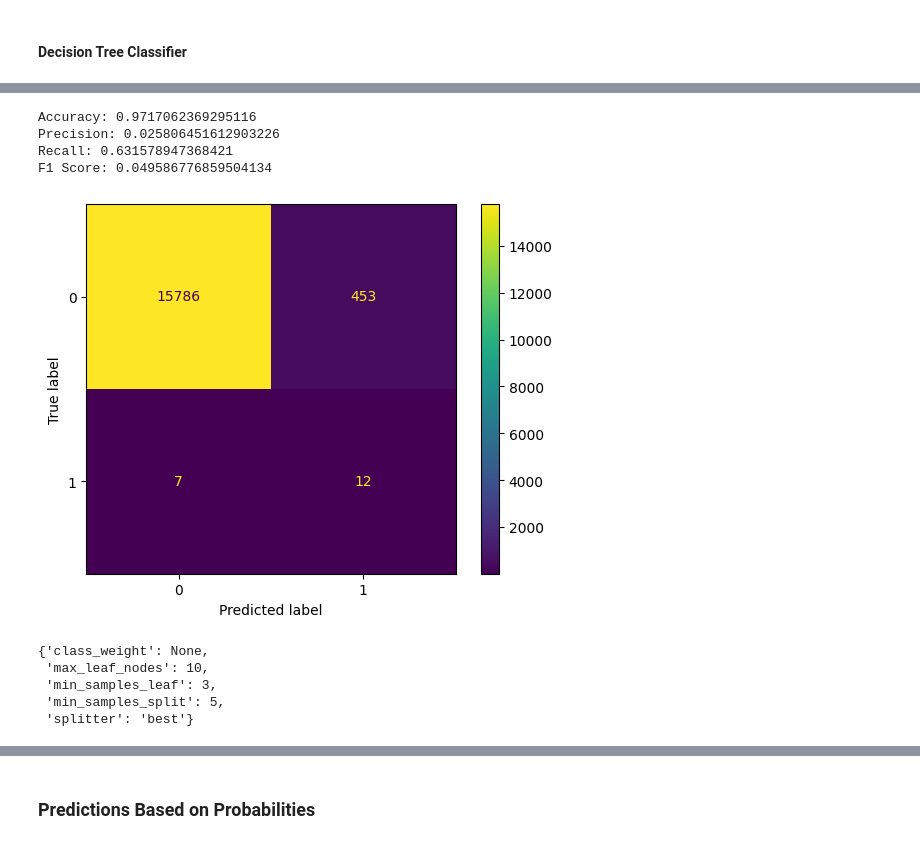
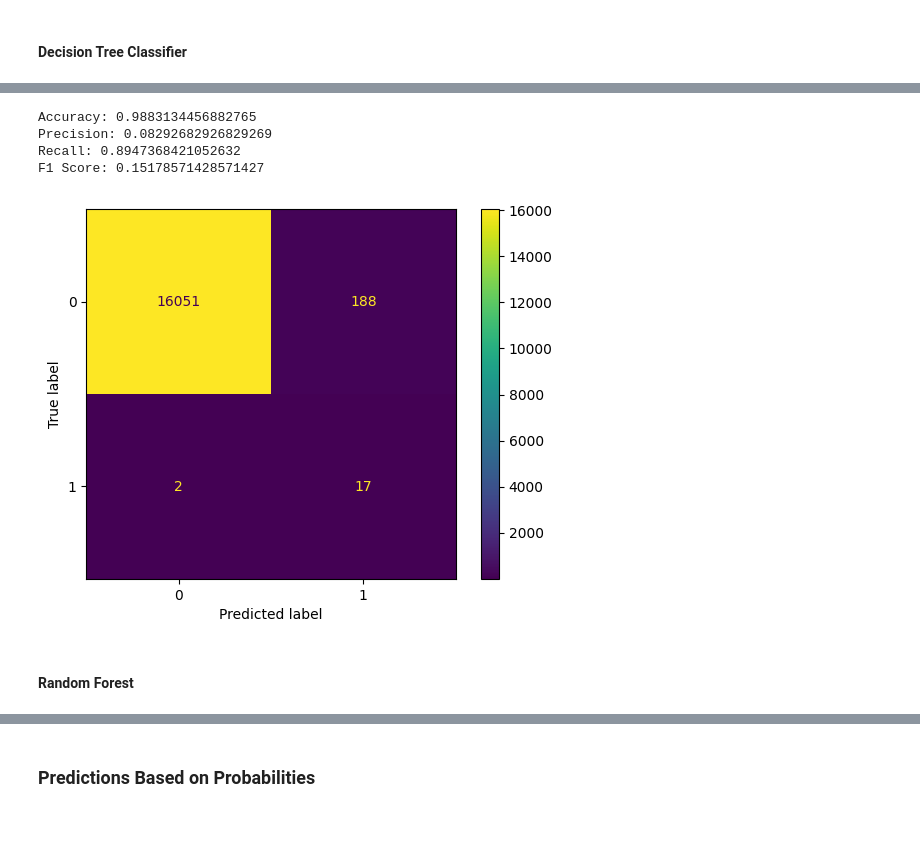
Before and after one commit to noahfrank0001/BankFraudDetection, a Jupyter notebook: analysis.ipynb, the cells around one changed output, grey strips where cells are left out. Drawn from its saved outputs; the diff is of its cells as text; code cells hidden in the pictures.

```diff
--- a/analysis.ipynb
+++ b/analysis.ipynb
@@ -299,30 +266,26 @@ KeyboardInterrupt:
-# %%
-from sklearn.tree import DecisionTreeClassifier
-dtc_opt = DecisionTreeClassifier(class_weight=None,
-                                 splitter="best",
-                                 min_samples_split=10,
-                                 min_samples_leaf=5,
-                                 min_impurity_decrease=0.0,
-                                 max_leaf_nodes=10,
-                                 max_depth=10)
-dtc_opt.fit(X_train, y_train)
-y_pred = dtc_opt.predict(X_val)
-
-plot_metrics(dtc_opt, y_pred)
-# %% [output]
-Accuracy: 0.9717062369295116
-Precision: 0.025806451612903226
-Recall: 0.631578947368421
-F1 Score: 0.049586776859504134
-[figure, removed]
-# %%
-dtc_grid.best_params_
-# %% [output]
-{'class_weight': None,
- 'max_leaf_nodes': 10,
- 'min_samples_leaf': 3,
- 'min_samples_split': 5,
- 'splitter': 'best'}
+# %%
+params = {
+    "max_depth": [5, 10],
+    "min_samples_split": [10, 20],
+    "min_samples_leaf": [5, 10],
+    "max_leaf_nodes": [25, 50],
+}
+
+metrics = ["recall", "accuracy"]
+dtc_grid = GridSearchCV(estimator=DecisionTreeClassifier(random_state=random_seed), param_grid=params, scoring=metrics, refit="recall")
+
+dtc_grid.fit(X_train, y_train)
+y_pred = dtc_grid.predict(X_val)
+
+plot_metrics(dtc_grid, y_pred)
+# %% [output]
+Accuracy: 0.9883134456882765
+Precision: 0.08292682926829269
+Recall: 0.8947368421052632
+F1 Score: 0.15178571428571427
+[figure, added]
+# %% [markdown]
+#### Random Forest
 # %%
 from sklearn.ensemble import RandomForestClassifier
 
```
Also changed, not shown: parts of 36 cells of this notebook.
